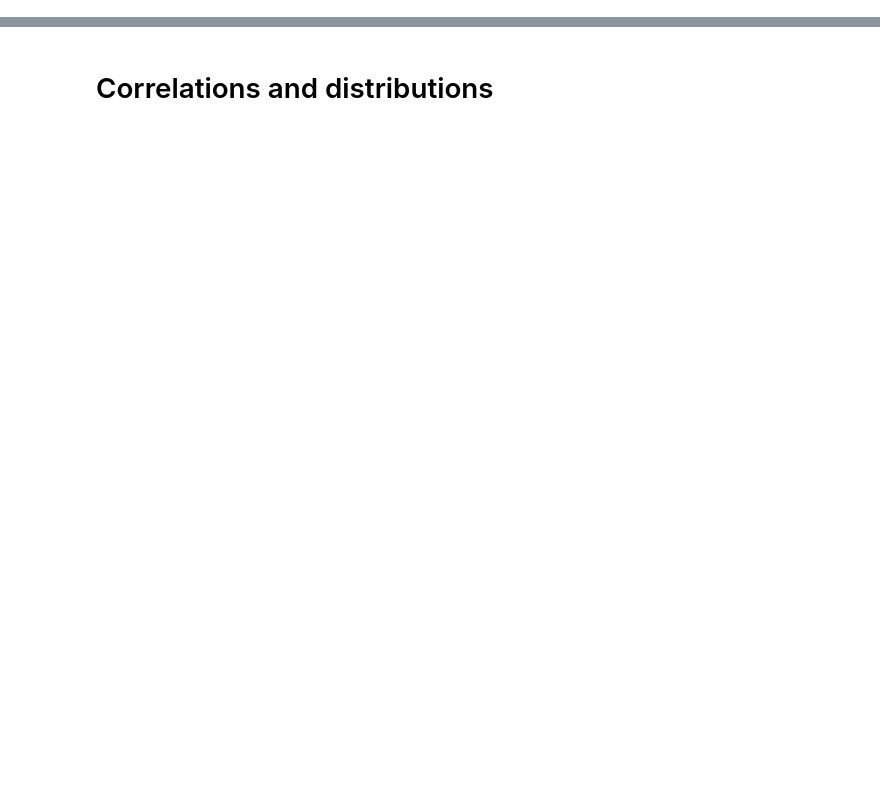
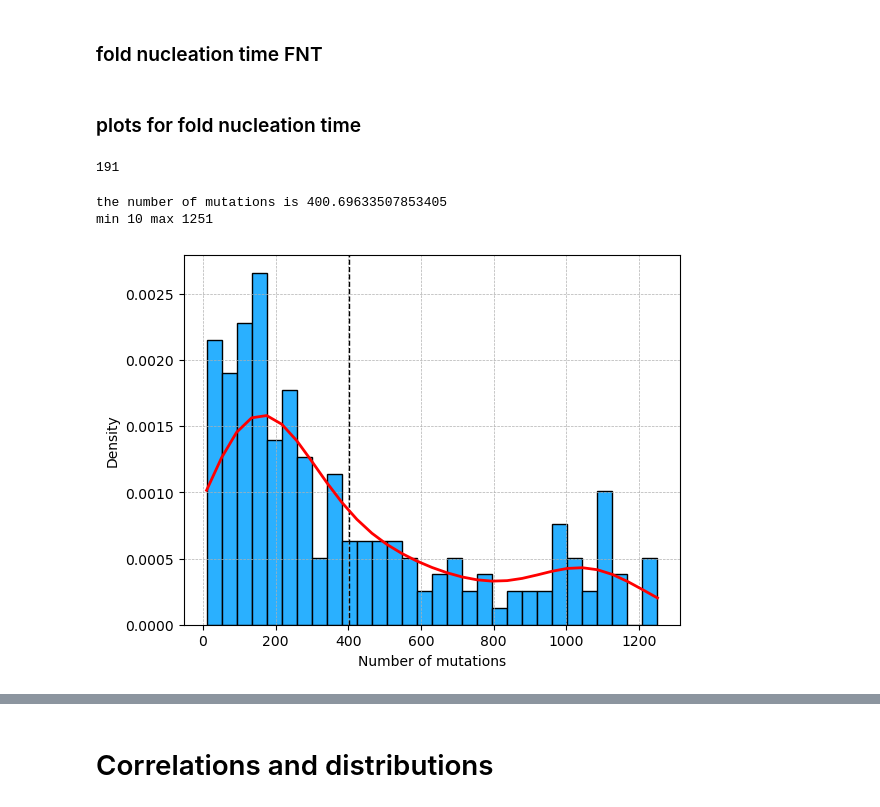
Before and after one commit to sahakyanhk/pfes, a Jupyter notebook: jupyter/psef_stat.ipynb, the cells around one changed output, grey strips where cells are left out. Cells and saved outputs as stored; diff of their text form; code cells hidden in the pictures; blank space fills up the shorter version.

```diff
--- a/jupyter/psef_stat.ipynb
+++ b/jupyter/psef_stat.ipynb
@@ -44,0 +50,2 @@ len all_bestlog 1000000
+# %% [markdown]
+### fold nucleation time FNT
@@ -44,0 +88,35 @@ len all_bestlog 1000000
+# %% [markdown]
+### plots for fold nucleation time
+# %%
+lineage_time = {}
+for pfe in lineage_dict.keys():
+    df=lineage_dict[pfe]
+    dfmusk =  (df.ptm > 0.749) & (df.mean_plddt > 0.85)
+    if dfmusk.any():
+        lineage_time[pfe] = (df[dfmusk].index[0])
+
+lineage_time = np.array([*lineage_time.values()][:200])
+density = gaussian_kde(lineage_time)
+
+print(len(lineage_time))
+# %% [output]
+191
+# %%
+plt.style.use('default')
+
+# histogram on linear scale
+#plt.subplot(211)
+n, x, _ = plt.hist(lineage_time, bins=30,  facecolor = '#2ab0ff', edgecolor='black', linewidth=1, density=True)
+plt.xlabel('Number of mutations')
+plt.ylabel('Density')
+plt.axvline(lineage_time.mean(), color='k', linestyle='dashed', linewidth=1)
+plt.grid(True, which="both", linestyle='--', linewidth=0.5)
+plt.plot(x, density(x), color='red', linewidth=2)
+
+print("the number of mutations is", lineage_time.mean())
+
+print("min", lineage_time.min(), 'max', lineage_time.max())
+# %% [output]
+the number of mutations is 400.69633507853405
+min 10 max 1251
+[figure, added]
```
Also changed, not shown: parts of 25 cells of this notebook, 3 other files.
